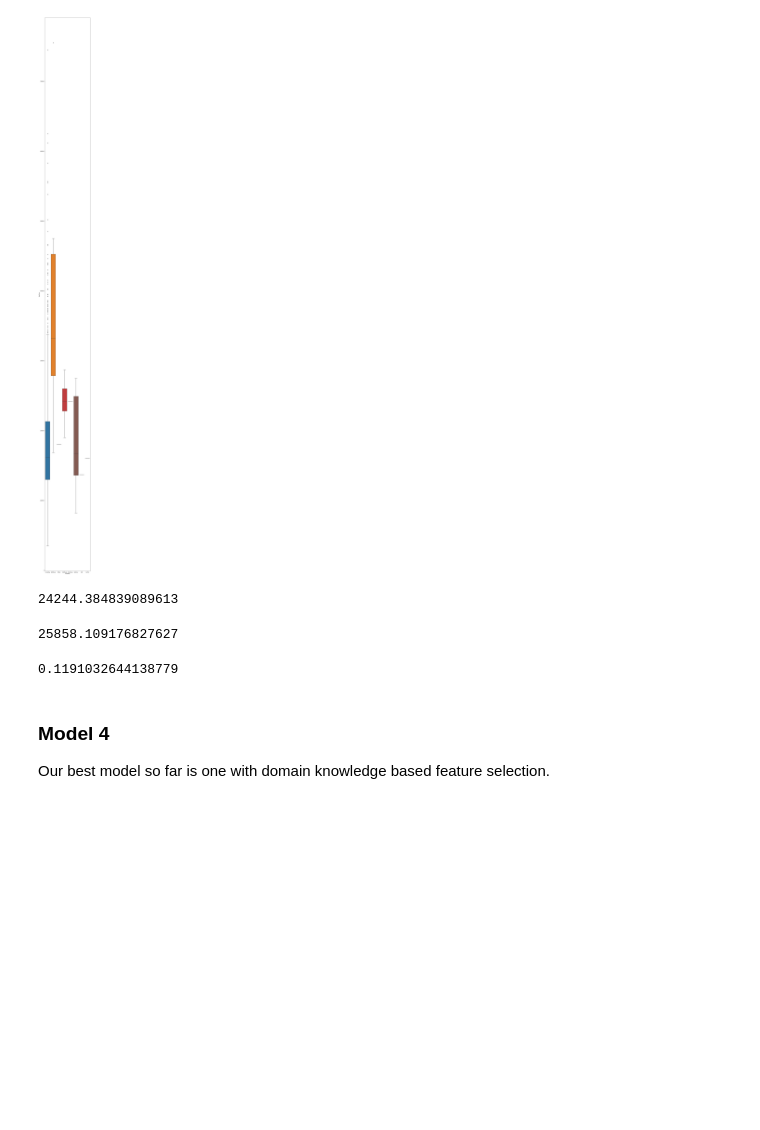
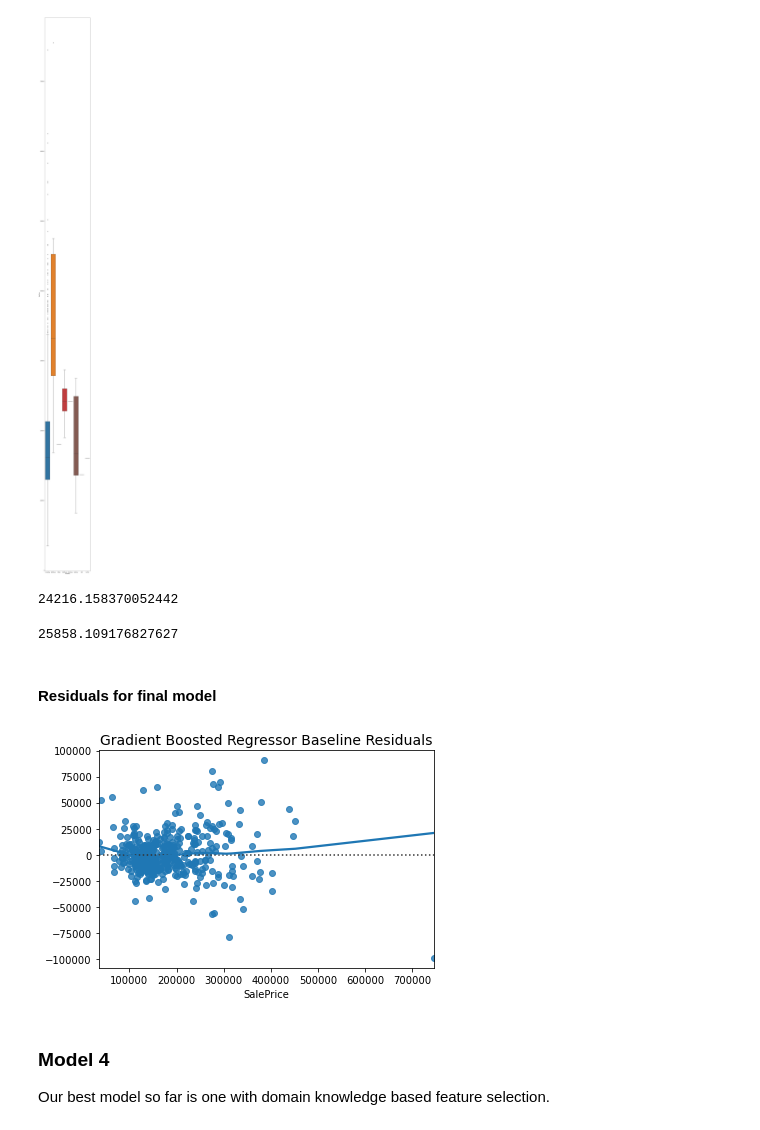
Before and after one commit to MLondon1027/Boston_Area_Real_Estate, a Jupyter notebook: Housing.ipynb, the cells around one changed output. Saved outputs shown, nothing was run; the diff lists cells and outputs as text; code cells hidden in the pictures; blank space fills up the shorter version.

```diff
--- a/Housing.ipynb
+++ b/Housing.ipynb
@@ -820,6 +839,6 @@ sklearn.metrics.mean_squared_error(y_test, rf_y_pred, squared=False)
 # %%
-# RMSE- GBR
-gbr_mod = GradientBoostingRegressor(n_estimators=2000, max_depth=4, learning_rate=0.01, subsample=0.5, random_state=1).fit(X_train,y_train)
+# RMSE- GBR - using GridSearch hypterparameters
+gbr_mod = GradientBoostingRegressor(n_estimators=3000, max_depth=4, learning_rate=0.01, subsample=0.5, random_state=1).fit(X_train,y_train)
 gbr_y_pred = gbr_mod.predict(X_test)
 sklearn.metrics.mean_squared_error(y_test, gbr_y_pred, squared=False)
 # %% [output]
@@ -893,11 +923,11 @@ sns.boxplot(x='RoofMatl', y='SalePrice', data=data)
 [figure]
 # %%
 # RMSE- Lasso using best alpha
-lasso_mod = Lasso(alpha=17.758460, tol=0.008, normalize=True).fit(X_train,y_train)
+lasso_mod = Lasso(alpha=16.56, tol=0.008, normalize=True).fit(X_train,y_train)
 lasso_y_pred = lasso_mod.predict(X_test)
 sklearn.metrics.mean_squared_error(y_test, lasso_y_pred, squared=False)
 # %% [output]
-24244.384839089613
+24216.158370052442
 # %%
 # RMSE- Ridge using best alpha
 ridge_mod = Ridge(alpha=0.1, normalize=True).fit(X_train,y_train)
@@ -905,11 +935,13 @@ ridge_y_pred = ridge_mod.predict(X_test)
 sklearn.metrics.mean_squared_error(y_test, ridge_y_pred, squared=False)
 # %% [output]
 25858.109176827627
-# %%
-# Current overall best error rate
-21456.6/data41['SalePrice'].mean()
-# %% [output]
-0.1191032644138779
+# %% [markdown]
+#### Residuals for final model
+# %%
+sns.residplot(y_test, gbr_y_pred, lowess=True)
+plt.title('Gradient Boosted Regressor Baseline Residuals', size=14);
+# %% [output]
+[figure, added]
 # %% [markdown]
 ### Model 4
 Our best model so far is one with domain knowledge based feature selection.
```
Also changed, not shown: parts of 16 cells of this notebook.
